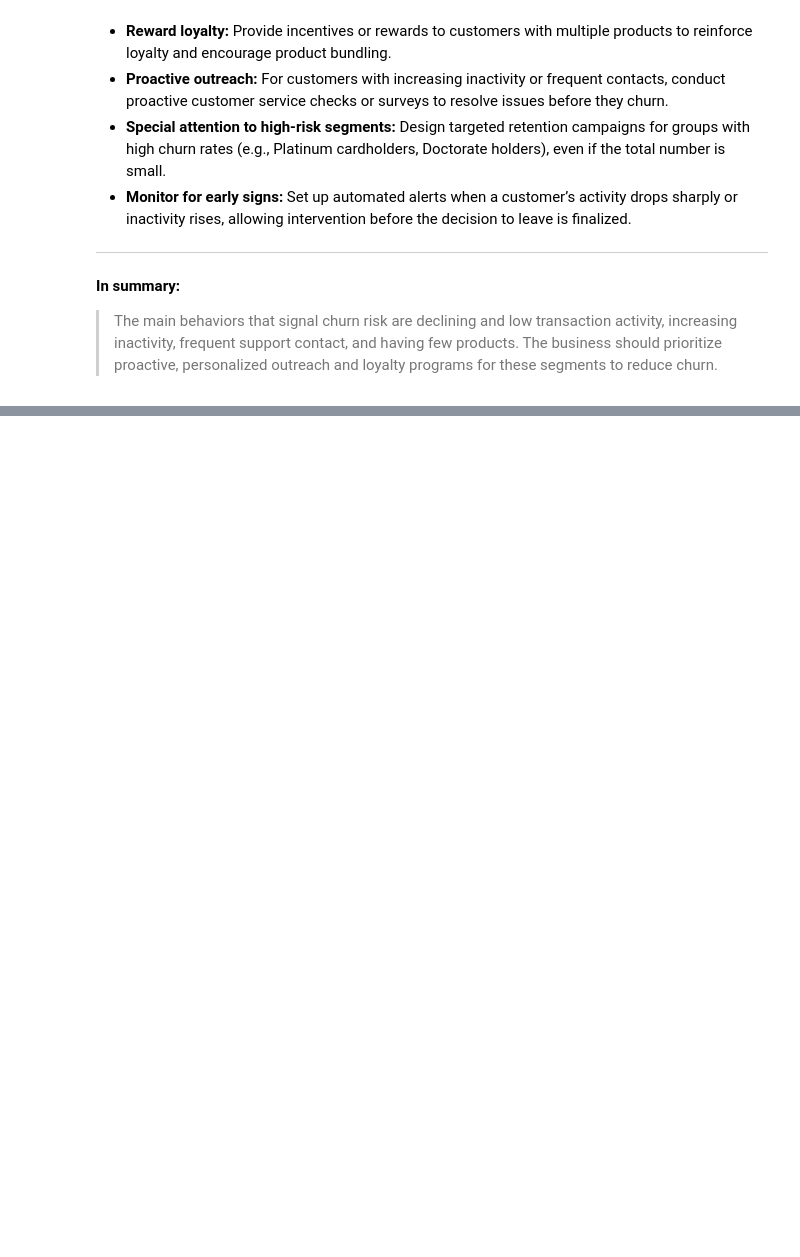
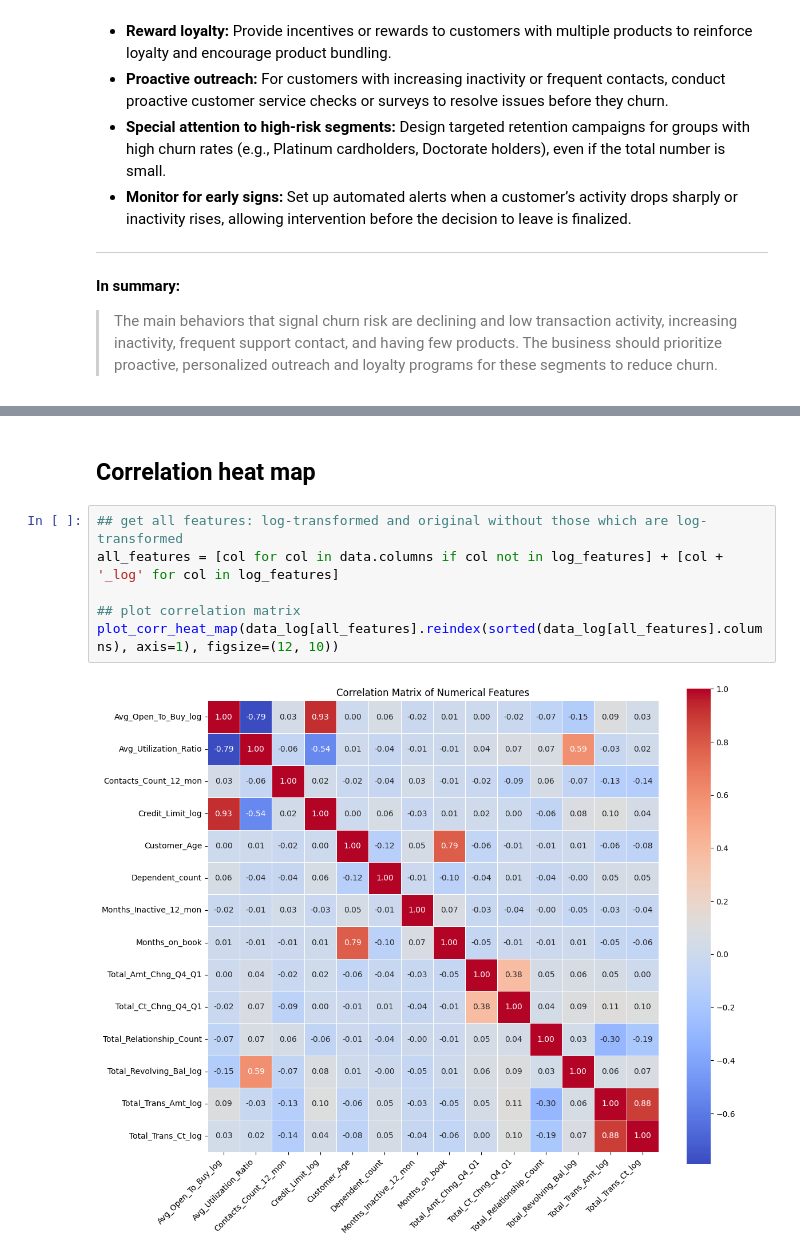
Before and after one commit to DigimonFrankie/Projects, a Jupyter notebook: Predicting Credit Card Customer Churn: A Data-Driven Approach to Retention Strategy/Logistic Regression.ipynb, the cells around one changed output, grey strips where cells are left out. Drawn from its saved outputs; the diff is of its cells as text; blank space fills up the shorter version.

```diff
--- a/Predicting Credit Card Customer Churn: A Data-Driven Approach to Retention Strategy/Logistic Regression.ipynb
+++ b/Predicting Credit Card Customer Churn: A Data-Driven Approach to Retention Strategy/Logistic Regression.ipynb
@@ -734,0 +994,10 @@ plt.show()
+# %% [markdown]
+## Correlation heat map
+# %%
+## get all features: log-transformed and original without those which are log-transformed
+all_features = [col for col in data.columns if col not in log_features] + [col + '_log' for col in log_features]
+
+## plot correlation matrix
+plot_corr_heat_map(data_log[all_features].reindex(sorted(data_log[all_features].columns), axis=1), figsize=(12, 10))
+# %% [output]
+[figure, added]
```
Also changed, not shown: parts of 53 cells of this notebook.
